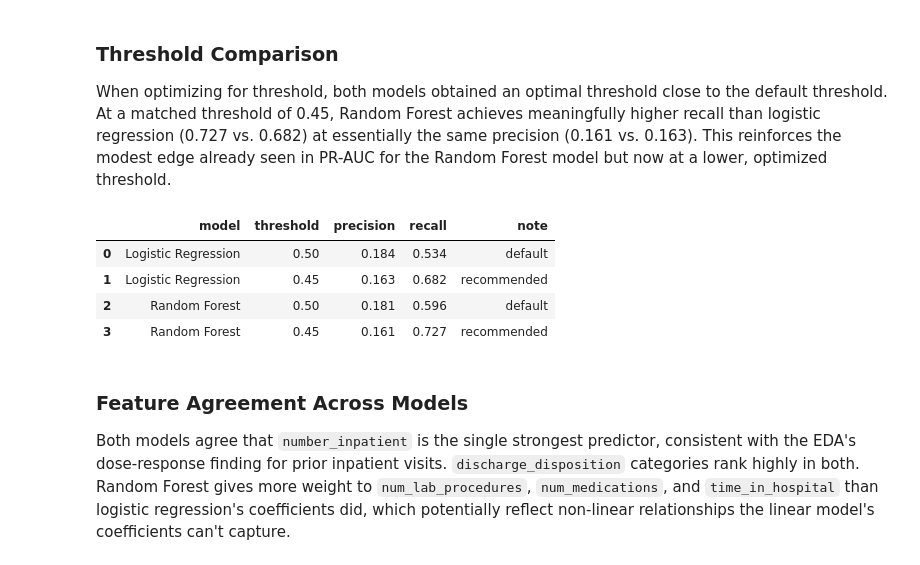
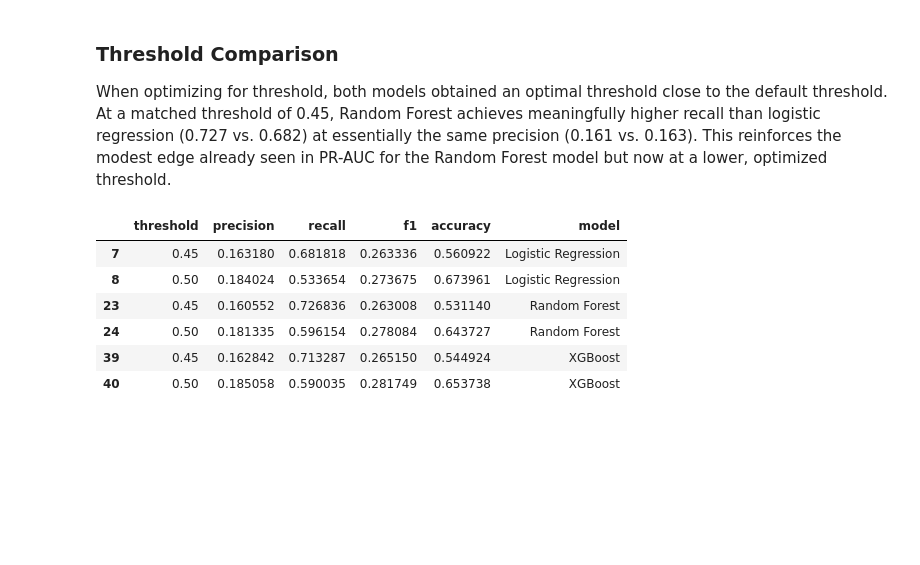
Before and after one commit to javencp/diabetes_readmission_project, a Jupyter notebook: python/notebooks/05_model_comparison.ipynb, the cells around one changed output. Saved outputs shown, nothing was run; the diff lists cells and outputs as text; code cells hidden in the pictures; blank space fills up the shorter version.

```diff
--- a/python/notebooks/05_model_comparison.ipynb
+++ b/python/notebooks/05_model_comparison.ipynb
@@ -6,17 +8,16 @@ This notebook compares the two final tuned models from this project using models
 Some comparison was performed in the model notebooks, but this notebook comparisons models more explicitly and in one place.
 # %%
 import joblib
-import numpy as np
 import pandas as pd
 import matplotlib.pyplot as plt
-from sklearn.metrics import precision_recall_curve, roc_curve, roc_auc_score, average_precision_score
+from sklearn.metrics import roc_curve, precision_recall_curve, roc_auc_score, average_precision_score
 
 from src.data_loader import load_features
 from src.preprocessing import clean_data, encode_categoricals
 from src.split import patient_split, get_features_and_target
 from src.evaluate import compute_metrics
 
-# Rebuild the test set (same deterministic pipeline as run_pipeline.py)
+# Rebuild the dataset (same deterministic pipeline as run_pipeline.py)
 df = load_features()
 df = clean_data(df)
 train_df, test_df = patient_split(df)
@@ -28,6 +29,7 @@ X_train, X_test = encode_categoricals(X_train, X_test)
 final_lr = joblib.load('../../models/logistic_regression_final.joblib')
 scaler = joblib.load('../../models/scaler.joblib')
 final_rf = joblib.load('../../models/random_forest_final.joblib')
+final_xgb = joblib.load('../../models/xgboost_final.joblib')
 
 X_test_scaled = scaler.transform(X_test)
 # %% [output]
@@ -99,19 +106,19 @@ plt.show()
 
 When optimizing for threshold, both models obtained an optimal threshold close to the default threshold. At a matched threshold of 0.45, Random Forest achieves meaningfully higher recall than logistic regression (0.727 vs. 0.682) at essentially the same precision (0.161 vs. 0.163). This reinforces the modest edge already seen in PR-AUC for the Random Forest model but now at a lower, optimized threshold.
 # %%
-# Compare metrics at the selected thresholds values pulled from notebooks
-threshold_comparison = pd.DataFrame([
-    {"model": "Logistic Regression", "threshold": 0.45, "precision": 0.163, "recall": 0.682},
-    {"model": "Random Forest", "threshold": 0.45, "precision": 0.161, "recall": 0.727},
-])
-threshold_comparison
+from src.evaluate import threshold_sweep
+
+sweep_lr = threshold_sweep(y_test, final_lr.predict_proba(X_test_scaled)).assign(model="Logistic Regression")
+sweep_rf = threshold_sweep(y_test, final_rf.predict_proba(X_test)).assign(model="Random Forest")
+sweep_xgb = threshold_sweep(y_test, final_xgb.predict_proba(X_test)).assign(model="XGBoost")
+
+all_sweeps = pd.concat([sweep_lr, sweep_rf, sweep_xgb], ignore_index=True)
+all_sweeps[all_sweeps["threshold"].isin([0.45, 0.5])].sort_values(["model", "threshold"])
 # %% [output]
-|  | model | threshold | precision | recall | note |
-| 0 | Logistic Regression | 0.50 | 0.184 | 0.534 | default |
-| 1 | Logistic Regression | 0.45 | 0.163 | 0.682 | recommended |
-| 2 | Random Forest | 0.50 | 0.181 | 0.596 | default |
-| 3 | Random Forest | 0.45 | 0.161 | 0.727 | recommended |
+|  | threshold | precision | recall | f1 | accuracy | model |
+| 7 | 0.45 | 0.163180 | 0.681818 | 0.263336 | 0.560922 | Logistic Regression |
+| 8 | 0.50 | 0.184024 | 0.533654 | 0.273675 | 0.673961 | Logistic Regression |
+| 23 | 0.45 | 0.160552 | 0.726836 | 0.263008 | 0.531140 | Random Forest |
+| 24 | 0.50 | 0.181335 | 0.596154 | 0.278084 | 0.643727 | Random Forest |
+| 39 | 0.45 | 0.162842 | 0.713287 | 0.265150 | 0.544924 | XGBoost |
+| 40 | 0.50 | 0.185058 | 0.590035 | 0.281749 | 0.653738 | XGBoost |
-# %% [markdown]
-### Feature Agreement Across Models
-
-Both models agree that `number_inpatient` is the single strongest predictor, consistent with the EDA's dose-response finding for prior inpatient visits. `discharge_disposition` categories rank highly in both. Random Forest gives more weight to `num_lab_procedures`, `num_medications`, and `time_in_hospital` than logistic regression's coefficients did, which potentially reflect non-linear relationships the linear model's coefficients can't capture.
```
Also changed, not shown: parts of 8 cells of this notebook, 4 other files.
